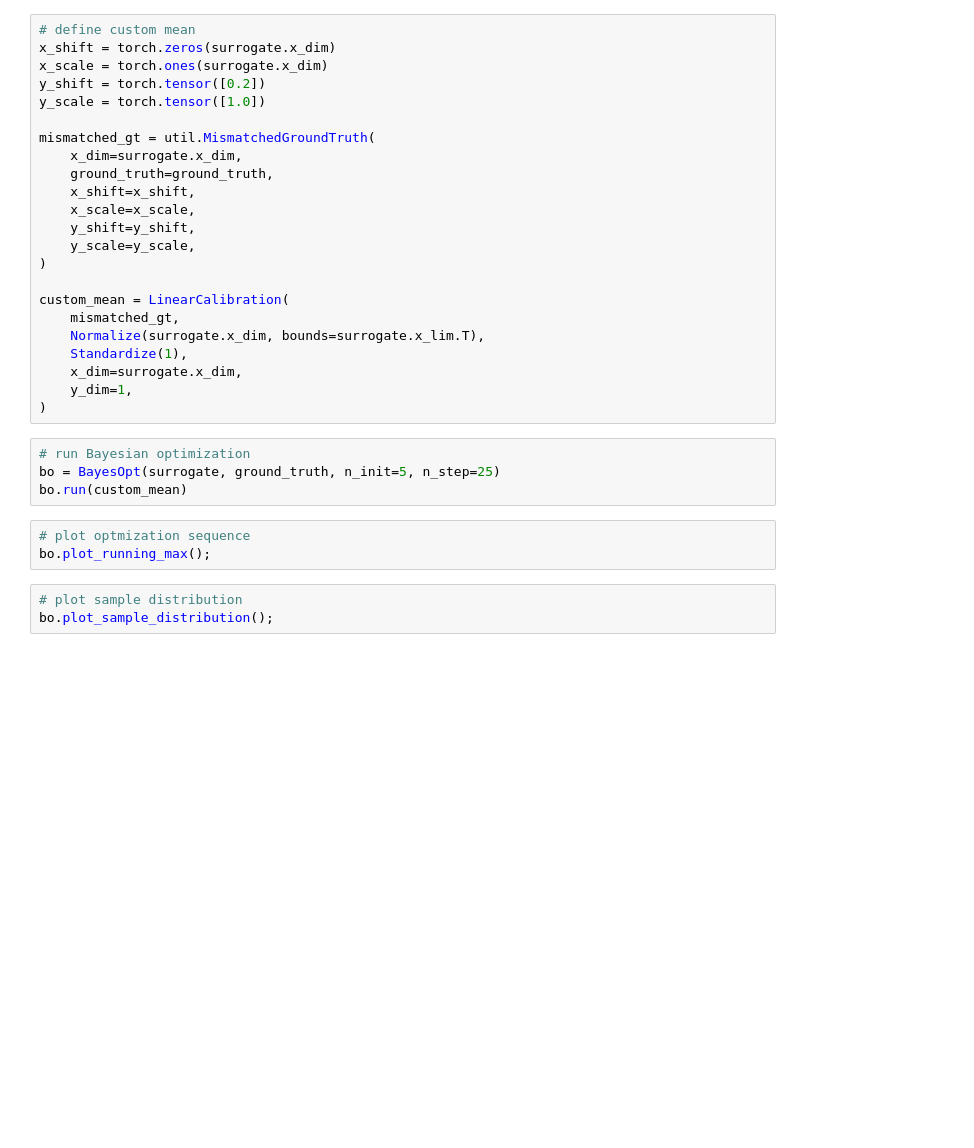
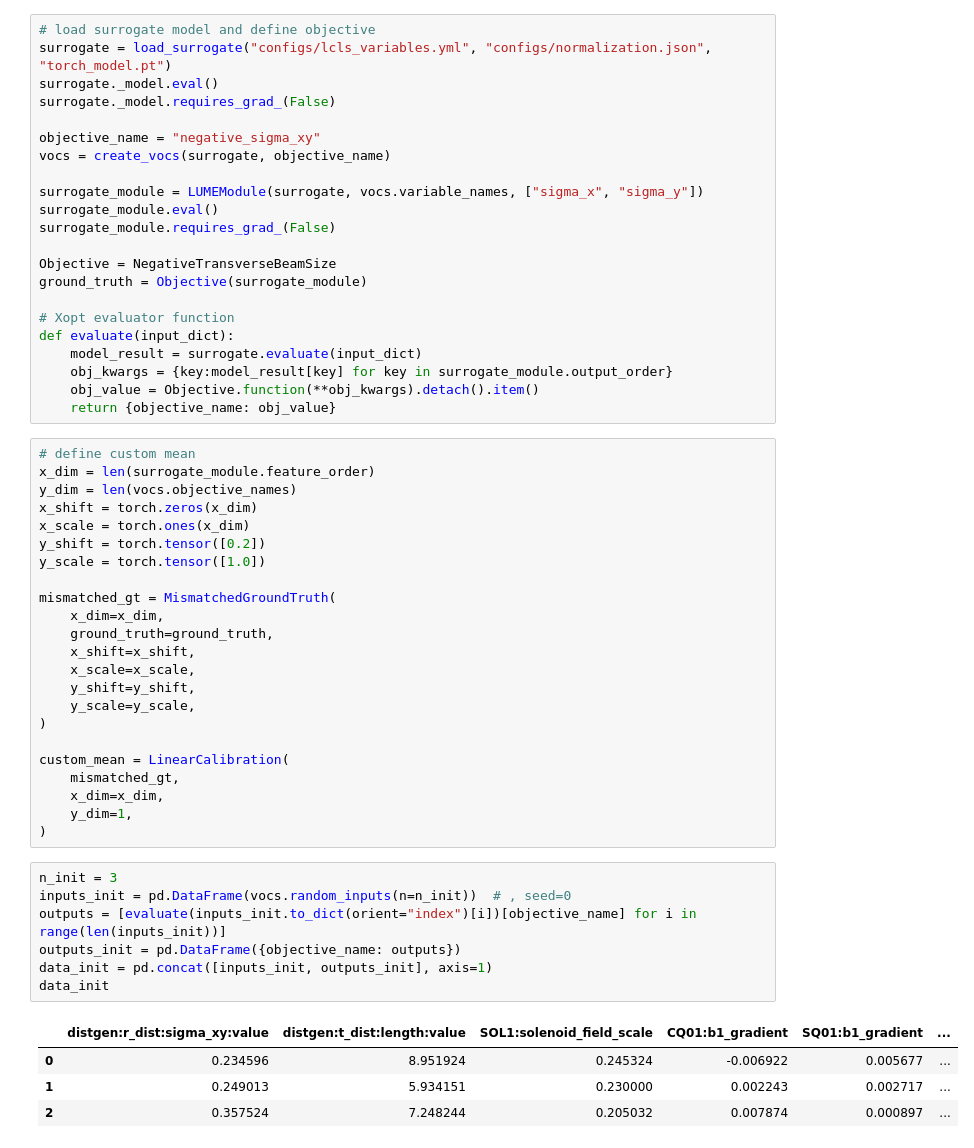
Before and after one commit to t-bz/SLAC_Xopt, a Jupyter notebook: NN_prior/bo_with_calibration.ipynb, the cells around one changed output. Cells and saved outputs as stored; diff of their text form; blank space fills up the shorter version.

```diff
--- a/NN_prior/bo_with_calibration.ipynb
+++ b/NN_prior/bo_with_calibration.ipynb
@@ -17,12 +17,36 @@ ground_truth = Objective(surrogate.model)
+# %%
+# load surrogate model and define objective
+surrogate = load_surrogate("configs/lcls_variables.yml", "configs/normalization.json", "torch_model.pt")
+surrogate._model.eval()
+surrogate._model.requires_grad_(False)
+
+objective_name = "negative_sigma_xy"
+vocs = create_vocs(surrogate, objective_name)
+
+surrogate_module = LUMEModule(surrogate, vocs.variable_names, ["sigma_x", "sigma_y"])
+surrogate_module.eval()
+surrogate_module.requires_grad_(False)
+
+Objective = NegativeTransverseBeamSize
+ground_truth = Objective(surrogate_module)
+
+# Xopt evaluator function
+def evaluate(input_dict):
+    model_result = surrogate.evaluate(input_dict)
+    obj_kwargs = {key:model_result[key] for key in surrogate_module.output_order}
+    obj_value = Objective.function(**obj_kwargs).detach().item()
+    return {objective_name: obj_value}
 # %%
 # define custom mean
-x_shift = torch.zeros(surrogate.x_dim)
-x_scale = torch.ones(surrogate.x_dim)
+x_dim = len(surrogate_module.feature_order)
+y_dim = len(vocs.objective_names)
+x_shift = torch.zeros(x_dim)
+x_scale = torch.ones(x_dim)
 y_shift = torch.tensor([0.2])
 y_scale = torch.tensor([1.0])
 
-mismatched_gt = util.MismatchedGroundTruth(
-    x_dim=surrogate.x_dim,
+mismatched_gt = MismatchedGroundTruth(
+    x_dim=x_dim,
     ground_truth=ground_truth,
     x_shift=x_shift,
     x_scale=x_scale,
@@ -32,18 +56,18 @@ mismatched_gt = util.MismatchedGroundTruth(
 
 custom_mean = LinearCalibration(
     mismatched_gt,
-    Normalize(surrogate.x_dim, bounds=surrogate.x_lim.T),
-    Standardize(1),
-    x_dim=surrogate.x_dim,
+    x_dim=x_dim,
     y_dim=1,
 )
-# %%
-# run Bayesian optimization
-bo = BayesOpt(surrogate, ground_truth, n_init=5, n_step=25)
-bo.run(custom_mean)
-# %%
-# plot optmization sequence
-bo.plot_running_max();
-# %%
-# plot sample distribution
-bo.plot_sample_distribution();
+# %%
+n_init = 3
+inputs_init = pd.DataFrame(vocs.random_inputs(n=n_init))  # , seed=0
+outputs = [evaluate(inputs_init.to_dict(orient="index")[i])[objective_name] for i in range(len(inputs_init))]
+outputs_init = pd.DataFrame({objective_name: outputs})
+data_init = pd.concat([inputs_init, outputs_init], axis=1)
+data_init
+# %% [output]
+|  | distgen:r_dist:sigma_xy:value | distgen:t_dist:length:value | SOL1:solenoid_field_scale | CQ01:b1_gradient | SQ01:b1_gradient | ... |
+| 0 | 0.234596 | 8.951924 | 0.245324 | -0.006922 | 0.005677 | ... |
+| 1 | 0.249013 | 5.934151 | 0.230000 | 0.002243 | 0.002717 | ... |
+| 2 | 0.357524 | 7.248244 | 0.205032 | 0.007874 | 0.000897 | ... |
```
Also changed, not shown: parts of 7 cells of this notebook, 21 other files.
